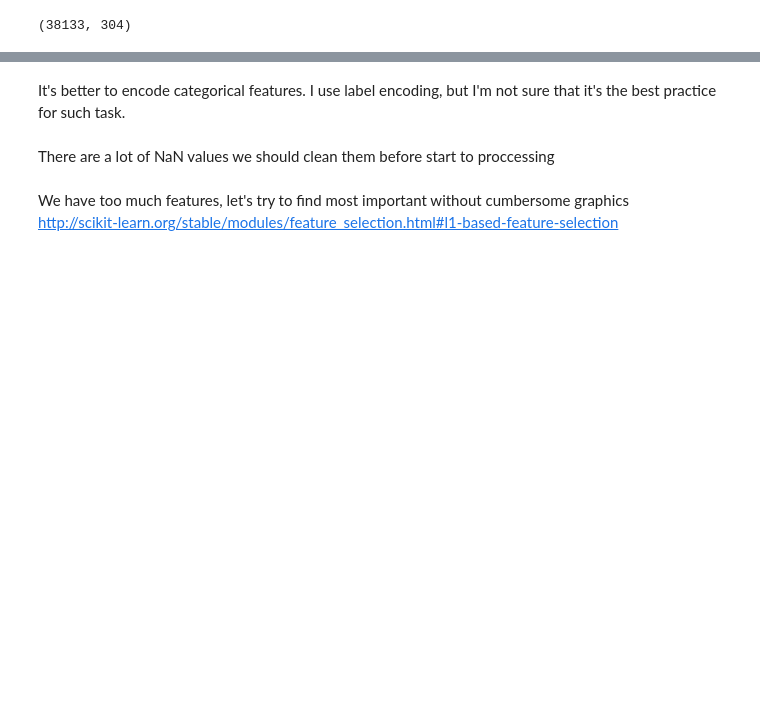
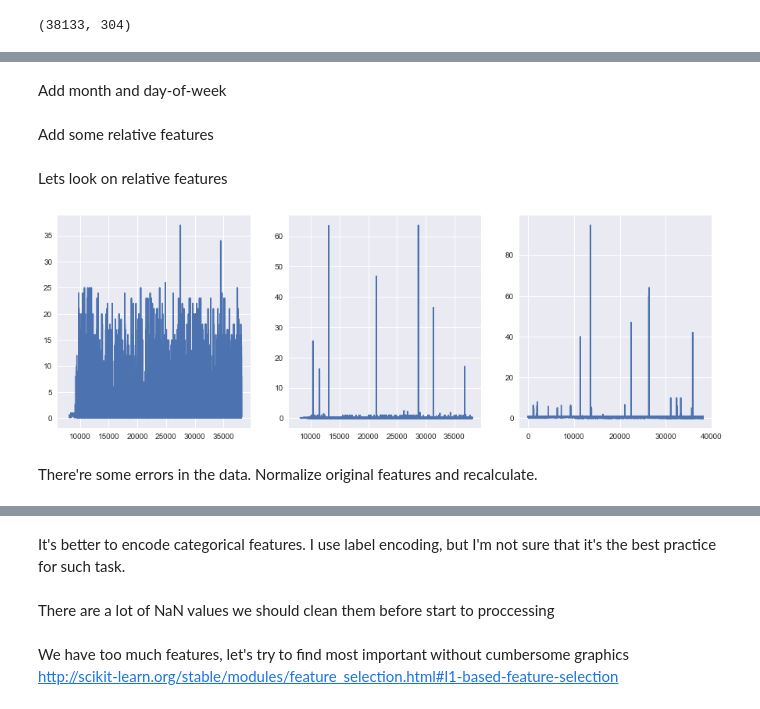
Before and after one commit to kirilldolmatov/SRHM, a Jupyter notebook: SRHM.ipynb, the cells around one changed output, grey strips where cells are left out. Drawn from its saved outputs; the diff is of its cells as text; code cells hidden in the pictures; blank space fills up the shorter version.

```diff
--- a/SRHM.ipynb
+++ b/SRHM.ipynb
@@ -203,4 +207,6 @@ all_df['month_year_cnt'] = month_year.map(month_year_cnt_map)
 week_year = (all_df.timestamp.dt.weekofyear + all_df.timestamp.dt.year * 100)
 week_year_cnt_map = week_year.value_counts().to_dict()
 all_df['week_year_cnt'] = week_year.map(week_year_cnt_map)
+# %% [markdown]
+Add month and day-of-week
 # %%
@@ -208,9 +213,25 @@ all_df['week_year_cnt'] = week_year.map(week_year_cnt_map)
 all_df['month'] = all_df.timestamp.dt.month
 all_df['dow'] = all_df.timestamp.dt.dayofweek
+# %% [markdown]
+Add some relative features
 # %%
-# Add relative features
 all_df['rel_floor'] = all_df['floor'] / all_df['max_floor'].astype(float)
 all_df['rel_kitch_sq'] = all_df['kitch_sq'] / all_df['full_sq'].astype(float)
 all_df['rel_life_sq'] = all_df['life_sq'] / all_df['full_sq'].astype(float)
-all_df['rel_work_part'] = all_df['work_all'] / all_df['full_all'].astype(float)
-all_df['rel_ekder_part'] = all_df['ekder_all'] / all_df['full_all'].astype(float)
+# %% [markdown]
+Lets look on relative features
+# %%
+f, ax = plt.subplots(figsize=(15, 5))
+
+plt.subplot(131)
+plt.plot(all_df['rel_floor'])
+
+plt.subplot(132)
+plt.plot(all_df['rel_kitch_sq'])
+
+plt.subplot(133)
+plt.plot(all_df['rel_life_sq']);
+# %% [output]
+[figure, added]
+# %% [markdown]
+There're some errors in the data. Normalize original features and recalculate.
```
Also changed, not shown: parts of 14 cells of this notebook.
